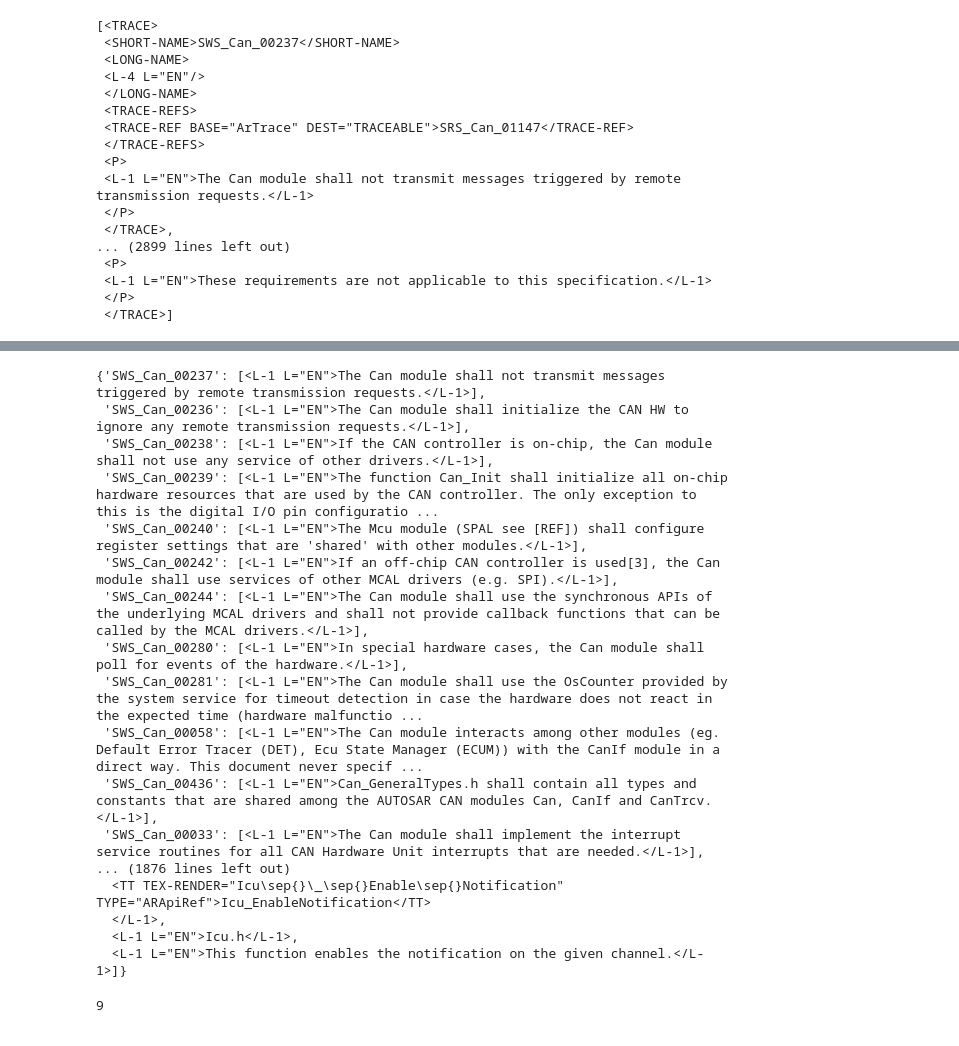
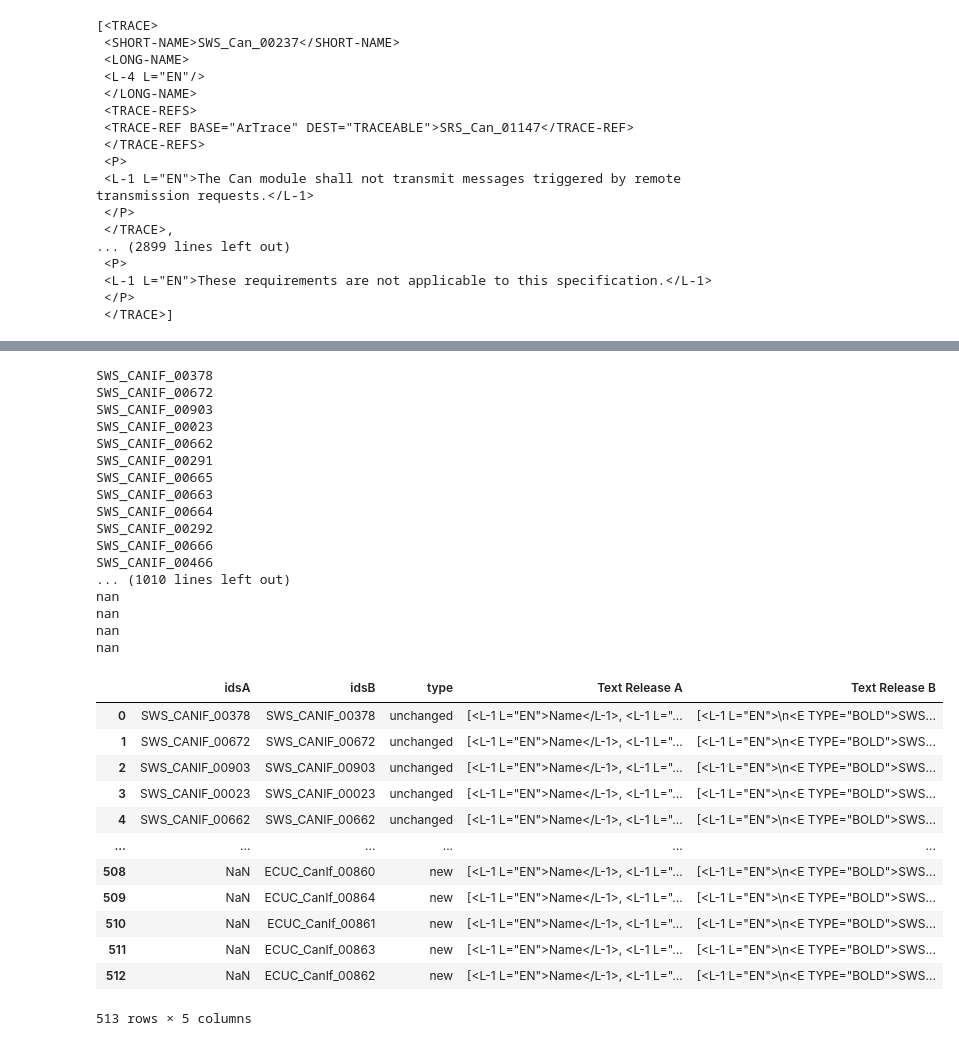
Before and after one commit to FabianWylczoch/BISCapstone, a Jupyter notebook: ChangeDetection.ipynb, the cells around one changed output, grey strips where cells are left out. Cells and saved outputs as stored; diff of their text form; code cells hidden in the pictures.

Commit message:
commit to share code

```diff
--- a/ChangeDetection.ipynb
+++ b/ChangeDetection.ipynb
@@ -101,24 +81,56 @@ df20.head()
-# %%
-newDict
-# %% [output]
-{'SWS_Can_00237': [<L-1 L="EN">The Can module shall not transmit messages triggered by remote transmission requests.</L-1>],
- 'SWS_Can_00236': [<L-1 L="EN">The Can module shall initialize the CAN HW to ignore any remote transmission requests.</L-1>],
- 'SWS_Can_00238': [<L-1 L="EN">If the CAN controller is on-chip, the Can module shall not use any service of other drivers.</L-1>],
- 'SWS_Can_00239': [<L-1 L="EN">The function Can_Init shall initialize all on-chip hardware resources that are used by the CAN controller. The only exception to this is the digital I/O pin configuratio ...
- 'SWS_Can_00240': [<L-1 L="EN">The Mcu module (SPAL see [REF]) shall configure register settings that are 'shared' with other modules.</L-1>],
- 'SWS_Can_00242': [<L-1 L="EN">If an off-chip CAN controller is used[3], the Can module shall use services of other MCAL drivers (e.g. SPI).</L-1>],
- 'SWS_Can_00244': [<L-1 L="EN">The Can module shall use the synchronous APIs of the underlying MCAL drivers and shall not provide callback functions that can be called by the MCAL drivers.</L-1>],
- 'SWS_Can_00280': [<L-1 L="EN">In special hardware cases, the Can module shall poll for events of the hardware.</L-1>],
- 'SWS_Can_00281': [<L-1 L="EN">The Can module shall use the OsCounter provided by the system service for timeout detection in case the hardware does not react in the expected time (hardware malfunctio ...
- 'SWS_Can_00058': [<L-1 L="EN">The Can module interacts among other modules (eg. Default Error Tracer (DET), Ecu State Manager (ECUM)) with the CanIf module in a direct way. This document never specif ...
- 'SWS_Can_00436': [<L-1 L="EN">Can_GeneralTypes.h shall contain all types and constants that are shared among the AUTOSAR CAN modules Can, CanIf and CanTrcv.</L-1>],
- 'SWS_Can_00033': [<L-1 L="EN">The Can module shall implement the interrupt service routines for all CAN Hardware Unit interrupts that are needed.</L-1>],
-... (1876 lines left out)
-  <TT TEX-RENDER="Icu\sep{}\_\sep{}Enable\sep{}Notification" TYPE="ARApiRef">Icu_EnableNotification</TT>
-  </L-1>,
-  <L-1 L="EN">Icu.h</L-1>,
-  <L-1 L="EN">This function enables the notification on the given channel.</L-1>]}
-# %%
-newDict["SWS_Can_00228"]
-# %% [output]
-9
+# %%
+df = df_merged[df_merged['type']=='unchanged']
+soup = soupA
+dictOutput = {}
+
+for row in df.iterrows():
+    print(row[1][0])
+    #print(soup.find('SHORT-NAME', string=row[1][0]).parent.find_all('L-1'))
+    if (soup.find('SHORT-NAME', string=row[1][0])) != None:
+         df['Text Release A'] = str(soup.find('SHORT-NAME', string=row[1][0]).parent.find_all('L-1'))
+    #print("_________________")
+
+
+
+soup = soupB
+for row in df.iterrows():
+    print(row[1][0])
+    #print(soup.find('SHORT-NAME', string=row[1][0]).parent.find_all('L-1'))
+
+    if (soup.find('SHORT-NAME', string=row[1][1])) != None:
+            df['Text Release B'] = str(soup.find('SHORT-NAME', string=row[1][1]).parent.find_all('L-1'))
+
+    #print("_________________")
+
+df
+# %% [output]
+SWS_CANIF_00378
+SWS_CANIF_00672
+SWS_CANIF_00903
+SWS_CANIF_00023
+SWS_CANIF_00662
+SWS_CANIF_00291
+SWS_CANIF_00665
+SWS_CANIF_00663
+SWS_CANIF_00664
+SWS_CANIF_00292
+SWS_CANIF_00666
+SWS_CANIF_00466
+... (1010 lines left out)
+nan
+nan
+nan
+nan
+|  | idsA | idsB | type | Text Release A | Text Release B |
+| 0 | SWS_CANIF_00378 | SWS_CANIF_00378 | unchanged | [<L-1 L="EN">Name</L-1>, <L-1 L="... | [<L-1 L="EN">\n<E TYPE="BOLD">SWS... |
+| 1 | SWS_CANIF_00672 | SWS_CANIF_00672 | unchanged | [<L-1 L="EN">Name</L-1>, <L-1 L="... | [<L-1 L="EN">\n<E TYPE="BOLD">SWS... |
+| 2 | SWS_CANIF_00903 | SWS_CANIF_00903 | unchanged | [<L-1 L="EN">Name</L-1>, <L-1 L="... | [<L-1 L="EN">\n<E TYPE="BOLD">SWS... |
+| 3 | SWS_CANIF_00023 | SWS_CANIF_00023 | unchanged | [<L-1 L="EN">Name</L-1>, <L-1 L="... | [<L-1 L="EN">\n<E TYPE="BOLD">SWS... |
+| 4 | SWS_CANIF_00662 | SWS_CANIF_00662 | unchanged | [<L-1 L="EN">Name</L-1>, <L-1 L="... | [<L-1 L="EN">\n<E TYPE="BOLD">SWS... |
+| ... | ... | ... | ... | ... | ... |
+| 508 | NaN | ECUC_CanIf_00860 | new | [<L-1 L="EN">Name</L-1>, <L-1 L="... | [<L-1 L="EN">\n<E TYPE="BOLD">SWS... |
+| 509 | NaN | ECUC_CanIf_00864 | new | [<L-1 L="EN">Name</L-1>, <L-1 L="... | [<L-1 L="EN">\n<E TYPE="BOLD">SWS... |
+| 510 | NaN | ECUC_CanIf_00861 | new | [<L-1 L="EN">Name</L-1>, <L-1 L="... | [<L-1 L="EN">\n<E TYPE="BOLD">SWS... |
+| 511 | NaN | ECUC_CanIf_00863 | new | [<L-1 L="EN">Name</L-1>, <L-1 L="... | [<L-1 L="EN">\n<E TYPE="BOLD">SWS... |
+| 512 | NaN | ECUC_CanIf_00862 | new | [<L-1 L="EN">Name</L-1>, <L-1 L="... | [<L-1 L="EN">\n<E TYPE="BOLD">SWS... |
+513 rows × 5 columns
```
Also changed, not shown: parts of 7 cells of this notebook.
